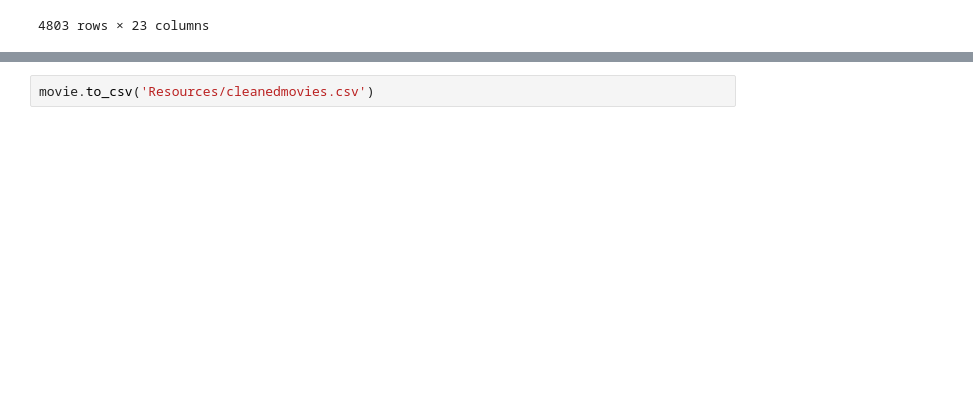
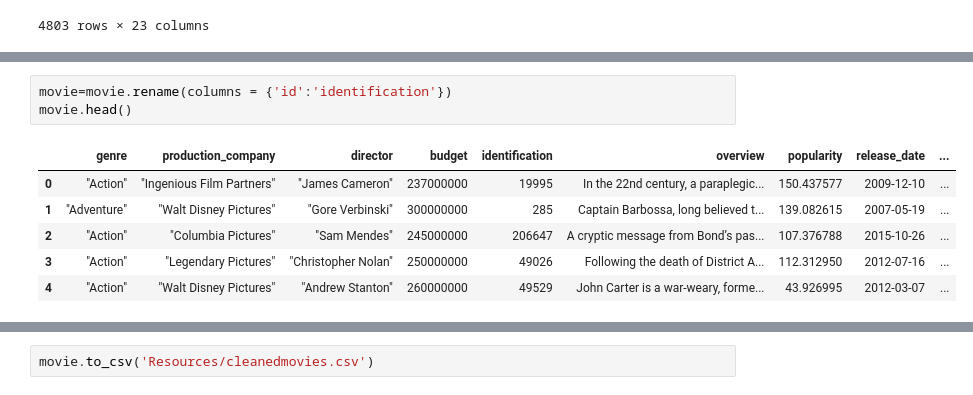
Before and after one commit to RHaile/project-2, a Jupyter notebook: Project 2.ipynb, the cells around one changed output, grey strips where cells are left out. Drawn from its saved outputs; the diff is of its cells as text; blank space fills up the shorter version.

```diff
--- a/Project 2.ipynb
+++ b/Project 2.ipynb
@@ -112,0 +90,10 @@ movie
+# %%
+movie=movie.rename(columns = {'id':'identification'})
+movie.head()
+# %% [output]
+|  | genre | production_company | director | budget | identification | overview | popularity | release_date | ... |
+| 0 | "Action" | "Ingenious Film Partners" | "James Cameron" | 237000000 | 19995 | In the 22nd century, a paraplegic... | 150.437577 | 2009-12-10 | ... |
+| 1 | "Adventure" | "Walt Disney Pictures" | "Gore Verbinski" | 300000000 | 285 | Captain Barbossa, long believed t... | 139.082615 | 2007-05-19 | ... |
+| 2 | "Action" | "Columbia Pictures" | "Sam Mendes" | 245000000 | 206647 | A cryptic message from Bond’s pas... | 107.376788 | 2015-10-26 | ... |
+| 3 | "Action" | "Legendary Pictures" | "Christopher Nolan" | 250000000 | 49026 | Following the death of District A... | 112.312950 | 2012-07-16 | ... |
+| 4 | "Action" | "Walt Disney Pictures" | "Andrew Stanton" | 260000000 | 49529 | John Carter is a war-weary, forme... | 43.926995 | 2012-03-07 | ... |
```
Also changed, not shown: parts of 3 cells of this notebook, 9 other files.
